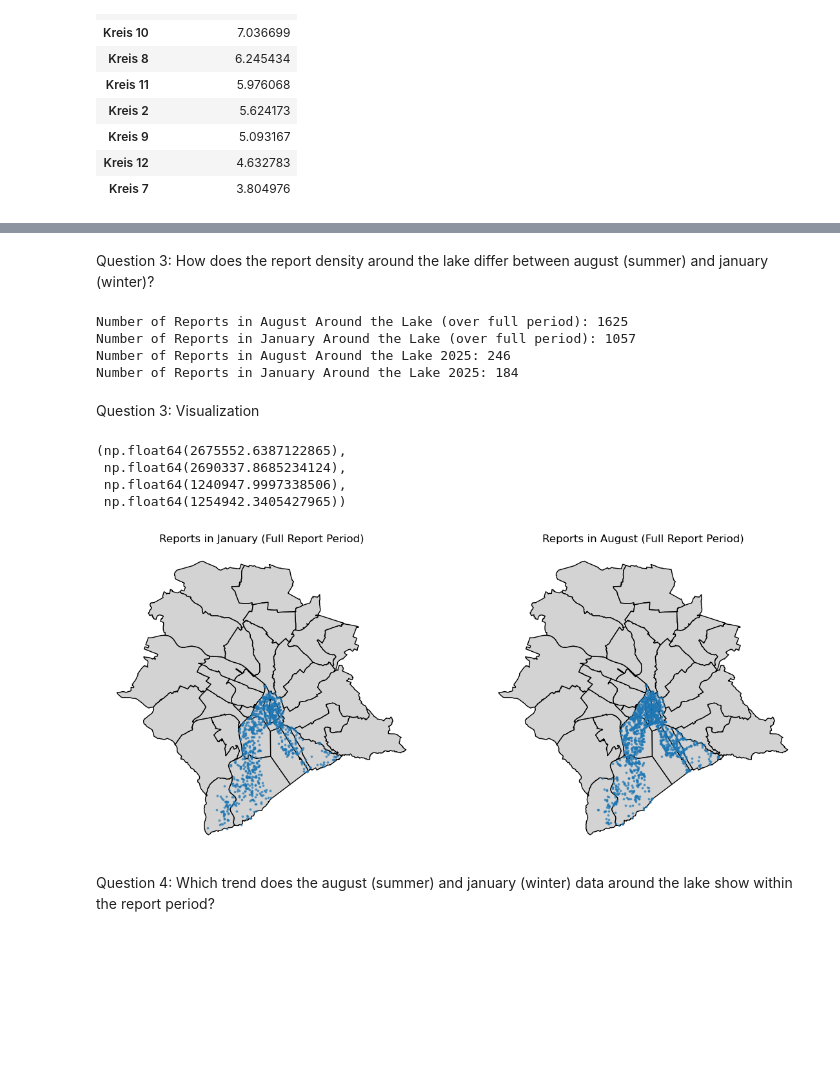
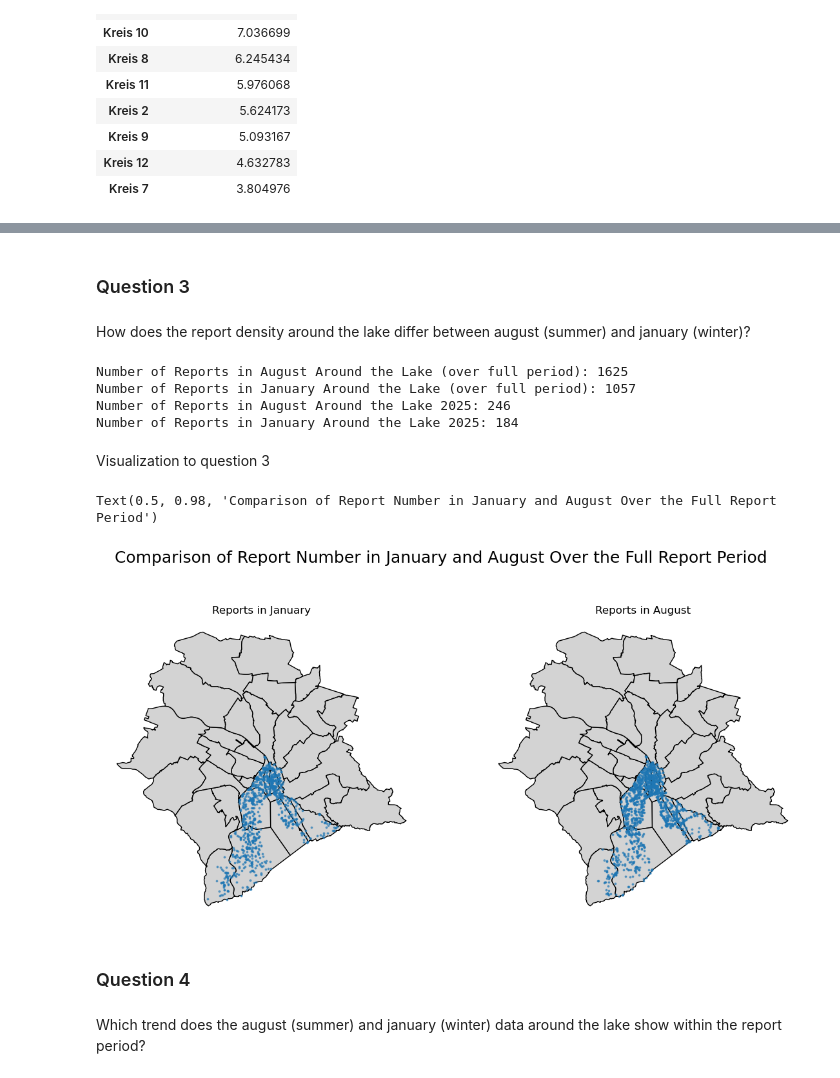
Before and after one commit to eelin-eelin/SDS210-project, a Jupyter notebook: notebooks/Project Notebook 1.ipynb, the cells around one changed output, grey strips where cells are left out. Drawn from its saved outputs; the diff is of its cells as text; code cells hidden in the pictures; blank space fills up the shorter version.

Commit message:
saved figures and made some improvements on notebook structure and terminology

```diff
--- a/notebooks/Project Notebook 1.ipynb
+++ b/notebooks/Project Notebook 1.ipynb
@@ -241,5 +241,7 @@ charte_plot = quartiere_subset.plot(
+# %% [markdown]
+### Question 3
 # %% [markdown]
-Question 3: How does the report density around the lake differ between august (summer) and january (winter)?
+How does the report density around the lake differ between august (summer) and january (winter)?
 # %%
 import geopandas as gpd
 import pandas as pd
@@ -301,49 +303,50 @@ Number of Reports in January Around the Lake (over full period): 1057
 Number of Reports in August Around the Lake 2025: 246
 Number of Reports in January Around the Lake 2025: 184
 # %% [markdown]
-Question 3: Visualization
+Visualization to question 3
 # %%
 
 import matplotlib.pyplot as plt
 
 #create figure with 2 plots next to each other
 fig, ax = plt.subplots(1, 2, figsize = (14, 7))
 
 #plot january
 quartiere_gdf.plot(
     ax = ax[0],
     color = "lightgrey",
     edgecolor = "black")
 
 januar_daten.plot(
     ax = ax[0],
     markersize = 3,
     alpha = 0.6)
 
-ax[0].set_title(f"Reports in January (Full Report Period)")
+ax[0].set_title(f"Reports in January")
 ax[0].axis("off")
 
 #plot august
 quartiere_gdf.plot(
     ax = ax[1],
     color = "lightgrey",
     edgecolor = "black")
 
 august_daten.plot(
     ax = ax[1],
     markersize = 3,
     alpha = 0.6)
 
-ax[1].set_title("Reports in August (Full Report Period)")
+ax[1].set_title("Reports in August")
 ax[1].axis("off")
+
+fig.suptitle("Comparison of Report Number in the Lakeside 'Kreise' in January vs August Over the Full Report Period", fontsize = 18)
 # %% [output]
-(np.float64(2675552.6387122865),
- np.float64(2690337.8685234124),
- np.float64(1240947.9997338506),
- np.float64(1254942.3405427965))
+Text(0.5, 0.98, 'Comparison of Report Number in January and August Over the Full Report Period')
-[figure, old version]
+[figure, new version]
+# %% [markdown]
+### Question 4
 # %% [markdown]
-Question 4: Which trend does the august (summer) and january (winter) data around the lake show within the report period?
+Which trend does the august (summer) and january (winter) data around the lake show within the report period?
 # %%
 import numpy as np
 import matplotlib.pyplot as plt
```
Also changed, not shown: parts of 14 cells of this notebook, 3 other files.
